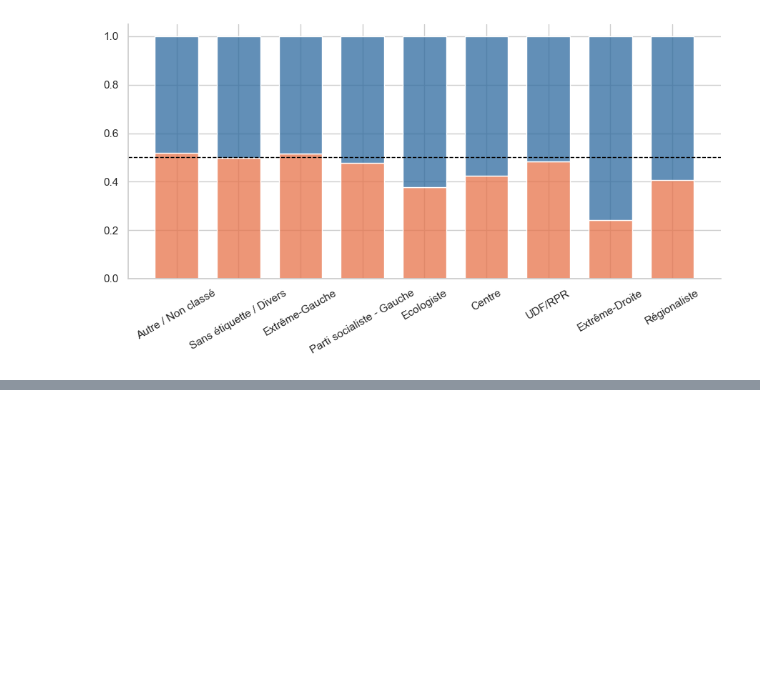
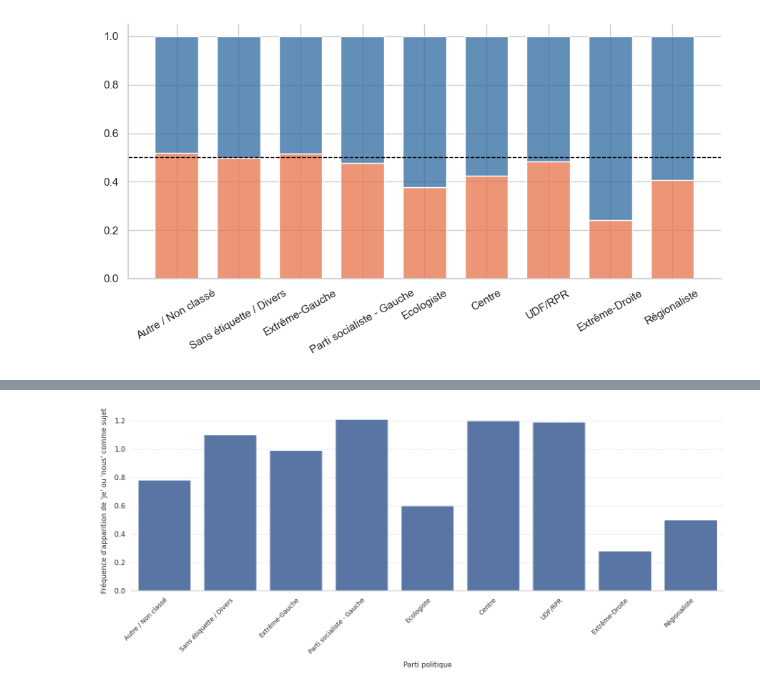
Before and after one commit to itsreivilo/Projet-de-NLP-Olivier, a Jupyter notebook: analyses.ipynb, the cells around one changed output, grey strips where cells are left out. Cells and saved outputs as stored; diff of their text form; code cells hidden in the pictures; blank space fills up the shorter version.

```diff
--- a/analyses.ipynb
+++ b/analyses.ipynb
@@ -240,0 +241,4 @@ plt.tight_layout()
+# %%
+textes_annotes_disc = pd.read_json("outputs/predictions_tot_disc.jsonl", lines=True)
+textes_annotes_disc = textes_annotes_disc.merge(transcriptions[["id", "parti_synthetique"]], on = "id", how="left")
+textes_annotes_disc.head()
@@ -240,0 +278,11 @@ plt.tight_layout()
+# %%
+ENTITY_TYPES = ["SUJ", "VERB_ACT", "VERB_ETAT", "OBJ"]
+
+textes_annotes_disc["annotations"] = textes_annotes_disc["annotations"].apply(parse_annotations)
+textes_annotes_disc["entities"] = textes_annotes_disc["annotations"].apply(extract_entities, args = [ENTITY_TYPES])
+
+for etype in ENTITY_TYPES:
+    textes_annotes_disc[f"n_{etype}"] = textes_annotes_disc["entities"].apply(lambda e: len(e[etype]))
+
+textes_annotes_disc["n_tokens_total"] = textes_annotes_disc["annotations"].apply(len)
+textes_annotes_disc["n_entities_total"] = textes_annotes_disc[[f"n_{t}" for t in ENTITY_TYPES]].sum(axis=1)
@@ -240,0 +324,40 @@ plt.tight_layout()
+# %%
+import matplotlib.ticker as mtick
+
+fig, ax = plt.subplots(figsize=(14, 6))
+
+# Thème
+sns.set_theme(style="whitegrid", font_scale=1)
+palette = sns.color_palette("Blues_d", n_colors=len(stats2))
+
+
+bars = sns.barplot(
+    data = stats2,
+    x = "parti_synthetique_",
+    y = "freq_SUJ",
+    edgecolor = "white",
+    linewidth = 0.8,
+    ax = ax
+)
+
+ax.set_xlabel("Parti politique", fontsize=11, labelpad=10)
+ax.set_ylabel("Fréquence d'apparition de 'je' ou 'nous' comme sujet", fontsize=11, labelpad=10)
+
+# xticks bien placés et lisibles
+ax.set_xticks(range(len(stats2)))
+ax.set_xticklabels(
+    stats2["parti_synthetique_"],
+    rotation = 45,
+    ha = "right",      # alignement à droite pour les labels tournés
+    rotation_mode = "anchor",   # pivot sur le point d'ancrage → labels bien centrés sous les barres
+    fontsize = 10
+)
+
+ax.yaxis.grid(True, linestyle="--", alpha=0.5)
+ax.set_axisbelow(True)
+ax.spines[["top", "right", "left"]].set_visible(False)
+
+plt.tight_layout()
+plt.show()
+# %% [output]
+[figure, added]
```
Also changed, not shown: parts of 12 cells of this notebook, 1 other file.
